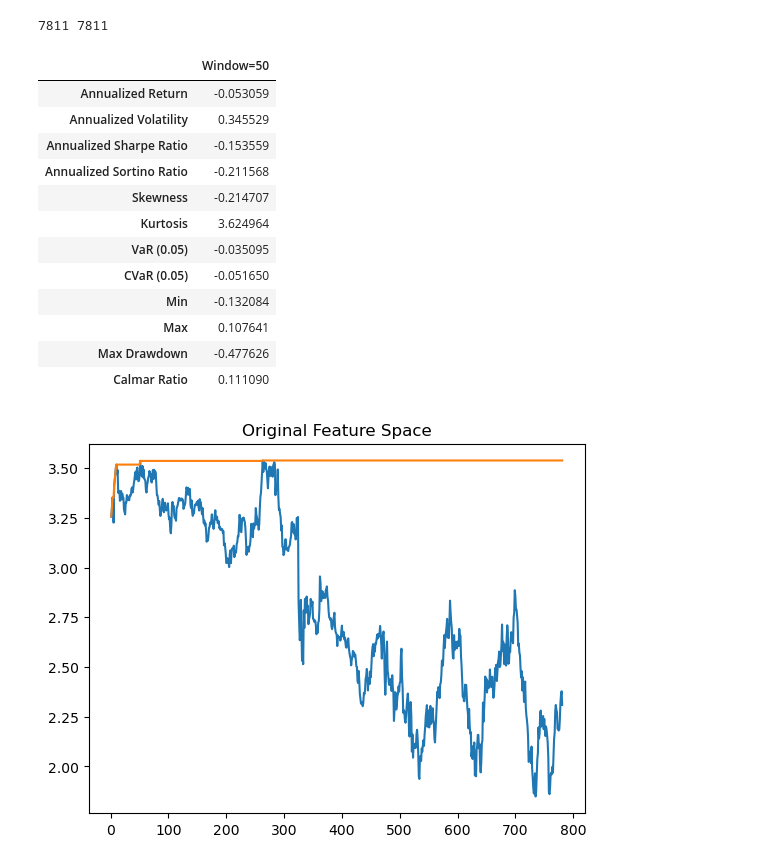
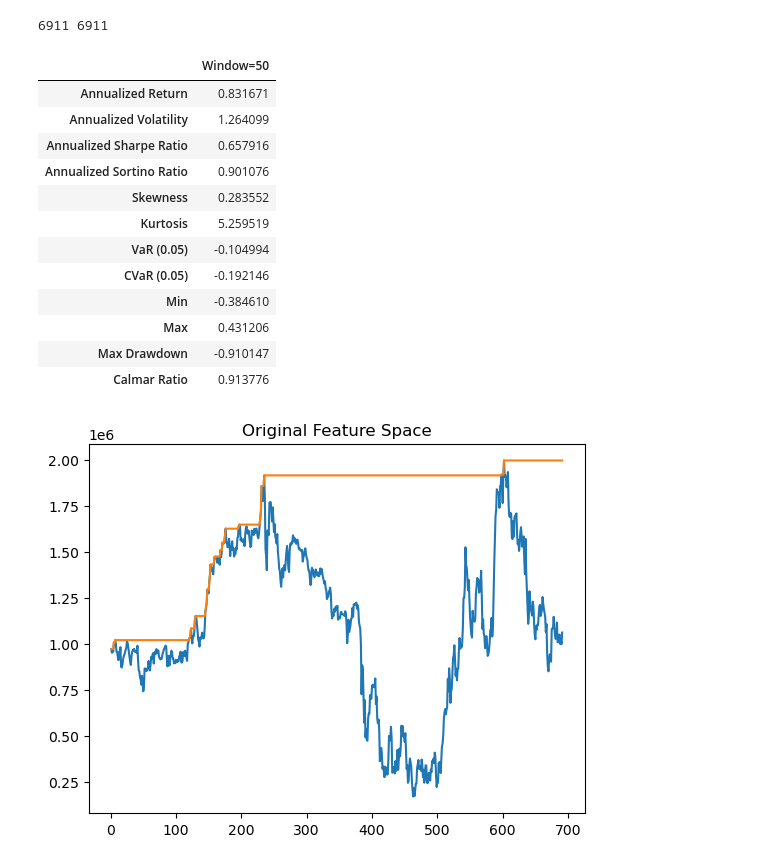
Before and after one commit to chiwailee/UChicago-Winter2022, a Jupyter notebook: transformers/Encoder_Trader_MultiFeature.ipynb, the cells around one changed output. Saved outputs shown, nothing was run; the diff lists cells and outputs as text; code cells hidden in the pictures.

```diff
--- a/transformers/Encoder_Trader_MultiFeature.ipynb
+++ b/transformers/Encoder_Trader_MultiFeature.ipynb
@@ -140,4 +138,7 @@ df = pd.read_csv(fn, sep=",", na_values=["-1"], index_col=False)
 # %%
+fn = "qm_data_tufv.csv"
+df = pd.read_csv(fn, sep=",", na_values=["-1"], index_col=False)
+df['Date'] = pd.to_datetime(df['Date'])
 target_col = "fut"
 
 df = df.set_index("Date")
@@ -145,8 +146,6 @@ df = df.drop("Sum", axis=1)
 
 col = df.pop(target_col)
 df.insert(0, col.name, col)
-
-df = (df - df.expanding().mean()) / df.expanding().std()
 
 df = df.reset_index(drop=False)
 
@@ -161,11 +160,15 @@ df["Year"] = df["Date"].dt.year
 df = df.dropna()
 df = df.drop("Date", axis=1)
 
-df_train = df.iloc[:6_000, :]
-df_test = df.iloc[6_000:, :]
+df_train = df.iloc[:1000, :]
+df_test = df.iloc[900:, :]
 
 x_train = df_train.drop(target_col, axis=1)
 y_train = df_train[target_col]
+
+x_train = (x_train - x_train.expanding().mean()) / x_train.expanding().std()
+y_train = y_train.iloc[1:]
+x_train = x_train.dropna()
 
 x_test = df_test.drop(target_col, axis=1)
 y_test = df_test[target_col]
@@ -173,12 +176,11 @@ y_test = df_test[target_col]
 y_train = y_train.to_numpy().reshape((-1, 1))
 y_test = y_test.to_numpy().reshape((-1, 1))
 
-x_train, y_train = to_sequences(50, df_train, 0)
-x_test, y_test = to_sequences(50, df_test, 0)
+df = (df - df.expanding().mean()) / df.expanding().std()
+
+x_train, y_train = to_sequences(100, df_train, 0)
+x_test, y_test = to_sequences(100, df_test, 0)
 # %%
-INITIAL_TRAINING = 100 # initial training data size (originally 100)
-STEP_SIZE = 50 # Size of the steps of testing
-
 model = build_model(
     x_train.shape[1:],
     head_size=256,
@@ -204,7 +206,7 @@ try:
         model.fit(
             x_train,
             y_train,
-            epochs=20,
+            epochs=200,
             batch_size=64,
             callbacks=callbacks,
         )
@@ -266,15 +268,7 @@ def run_stepped(model, x_test, y_test, step_size, stop_at=None, **model_kwargs):
     preds_np = np.array(preds)
     return preds_np, y_test[:stop_at]
 
-
 x, y = run_stepped(
-    model, x_test, y_test, step_size=50, epochs=20, batch_size=64, callbacks=callbacks
+    model, x_test, y_test, step_size=25, epochs=5, batch_size=64, callbacks=callbacks
 )
-
-x, y = run_stepped(
-    model,
-    x_test,
-    y_test,
-    step_size=STEP_SIZE,
-)
 # %% [output]
@@ -298,29 +292,30 @@ x, y = run_stepped(
 # %%
 print(len(x), len(y))
 # %% [output]
-7811 7811
+6911 6911
 # %%
 rets = backtest(x, y, periods_per_day=10, mult=1, capital=3.27)
+rets = backtest(x, y, periods_per_day=10, mult=10_000, capital=1_000_000,contracts=100)
 display(perf_summ(rets["pct_pnl"], adj=252, title="Window=50"))
 agg_perf = perf_summ(rets["pct_pnl"], adj=252, title="Transformer")
 plt.plot(rets["portfolio"])
 plt.plot(rets["portfolio"].cummax())
 plt.title("Original Feature Space")
 plt.show()
 
 # Correct index needs to still be put in
 # %% [output]
 |  | Window=50 |
-| Annualized Return | -0.053059 |
-| Annualized Volatility | 0.345529 |
-| Annualized Sharpe Ratio | -0.153559 |
-| Annualized Sortino Ratio | -0.211568 |
-| Skewness | -0.214707 |
-| Kurtosis | 3.624964 |
-| VaR (0.05) | -0.035095 |
-| CVaR (0.05) | -0.051650 |
-| Min | -0.132084 |
-| Max | 0.107641 |
-| Max Drawdown | -0.477626 |
-| Calmar Ratio | 0.111090 |
+| Annualized Return | 0.831671 |
+| Annualized Volatility | 1.264099 |
+| Annualized Sharpe Ratio | 0.657916 |
+| Annualized Sortino Ratio | 0.901076 |
+| Skewness | 0.283552 |
+| Kurtosis | 5.259519 |
+| VaR (0.05) | -0.104994 |
+| CVaR (0.05) | -0.192146 |
+| Min | -0.384610 |
+| Max | 0.431206 |
+| Max Drawdown | -0.910147 |
+| Calmar Ratio | 0.913776 |
-[figure, old version]
+[figure, new version]
```
Also changed, not shown: parts of 3 cells of this notebook.
